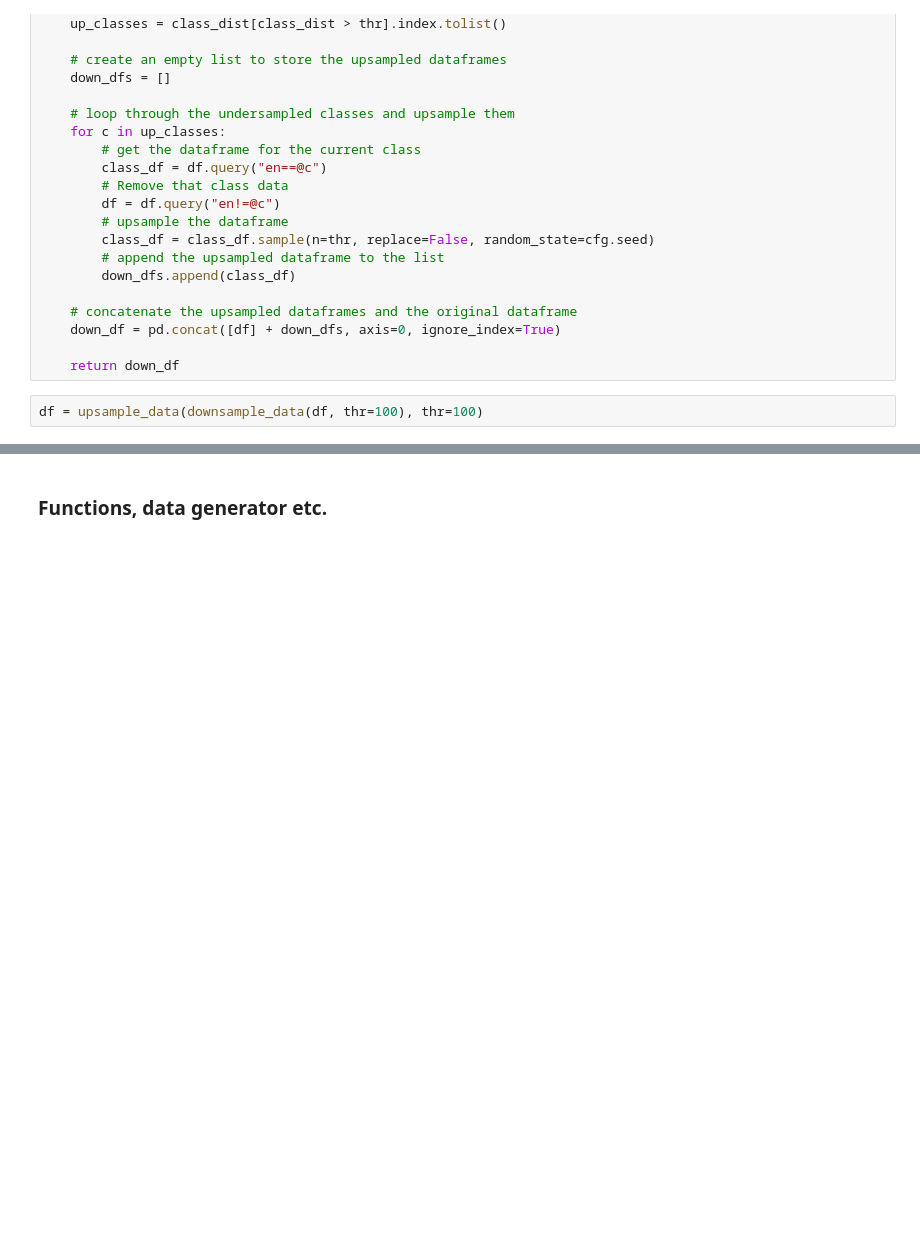
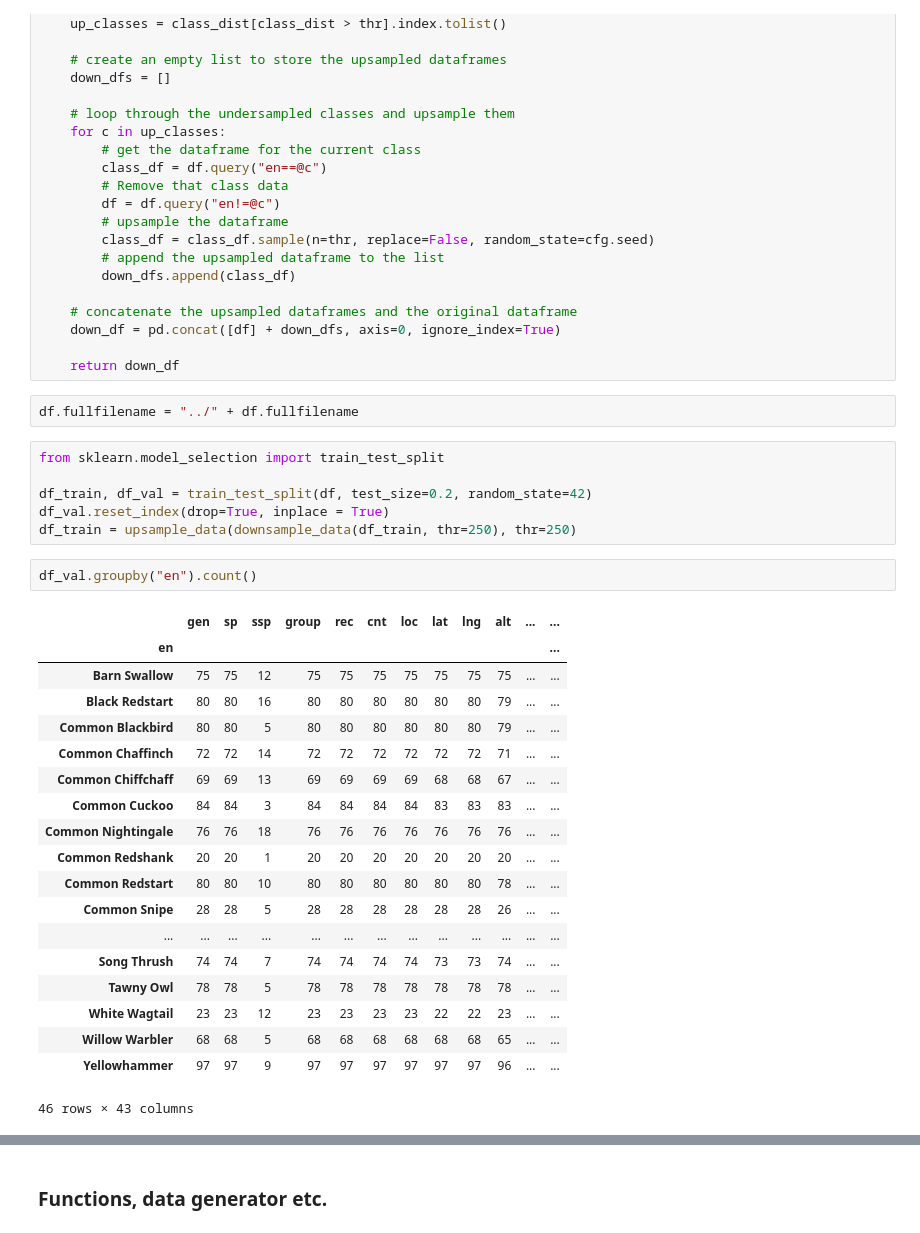
Before and after one commit to lukas-bert/CNN-based-Bird-Audio-Classification, a Jupyter notebook: workflow/notebooks/full_data_test.ipynb, the cells around one changed output, grey strips where cells are left out. Drawn from its saved outputs; the diff is of its cells as text; blank space fills up the shorter version.

```diff
--- a/workflow/notebooks/full_data_test.ipynb
+++ b/workflow/notebooks/full_data_test.ipynb
@@ -134,5 +152,33 @@ def downsample_data(df, thr=400):
     down_df = pd.concat([df] + down_dfs, axis=0, ignore_index=True)
 
     return down_df
+# %%
+df.fullfilename = "../" + df.fullfilename
 # %%
-df = upsample_data(downsample_data(df, thr=100), thr=100)
+from sklearn.model_selection import train_test_split
+
+df_train, df_val = train_test_split(df, test_size=0.2, random_state=42)
+df_val.reset_index(drop=True, inplace = True)
+df_train = upsample_data(downsample_data(df_train, thr=250), thr=250)
+# %%
+df_val.groupby("en").count()
+# %% [output]
+|  | gen | sp | ssp | group | rec | cnt | loc | lat | lng | alt | ... | ... |
+| en |  |  |  |  |  |  |  |  |  |  |  | ... |
+| Barn Swallow | 75 | 75 | 12 | 75 | 75 | 75 | 75 | 75 | 75 | 75 | ... | ... |
+| Black Redstart | 80 | 80 | 16 | 80 | 80 | 80 | 80 | 80 | 80 | 79 | ... | ... |
+| Common Blackbird | 80 | 80 | 5 | 80 | 80 | 80 | 80 | 80 | 80 | 79 | ... | ... |
+| Common Chaffinch | 72 | 72 | 14 | 72 | 72 | 72 | 72 | 72 | 72 | 71 | ... | ... |
+| Common Chiffchaff | 69 | 69 | 13 | 69 | 69 | 69 | 69 | 68 | 68 | 67 | ... | ... |
+| Common Cuckoo | 84 | 84 | 3 | 84 | 84 | 84 | 84 | 83 | 83 | 83 | ... | ... |
+| Common Nightingale | 76 | 76 | 18 | 76 | 76 | 76 | 76 | 76 | 76 | 76 | ... | ... |
+| Common Redshank | 20 | 20 | 1 | 20 | 20 | 20 | 20 | 20 | 20 | 20 | ... | ... |
+| Common Redstart | 80 | 80 | 10 | 80 | 80 | 80 | 80 | 80 | 80 | 78 | ... | ... |
+| Common Snipe | 28 | 28 | 5 | 28 | 28 | 28 | 28 | 28 | 28 | 26 | ... | ... |
+| ... | ... | ... | ... | ... | ... | ... | ... | ... | ... | ... | ... | ... |
+| Song Thrush | 74 | 74 | 7 | 74 | 74 | 74 | 74 | 73 | 73 | 74 | ... | ... |
+| Tawny Owl | 78 | 78 | 5 | 78 | 78 | 78 | 78 | 78 | 78 | 78 | ... | ... |
+| White Wagtail | 23 | 23 | 12 | 23 | 23 | 23 | 23 | 22 | 22 | 23 | ... | ... |
+| Willow Warbler | 68 | 68 | 5 | 68 | 68 | 68 | 68 | 68 | 68 | 65 | ... | ... |
+| Yellowhammer | 97 | 97 | 9 | 97 | 97 | 97 | 97 | 97 | 97 | 96 | ... | ... |
+46 rows × 43 columns
```
Also changed, not shown: parts of 15 cells of this notebook, 1 other file.
